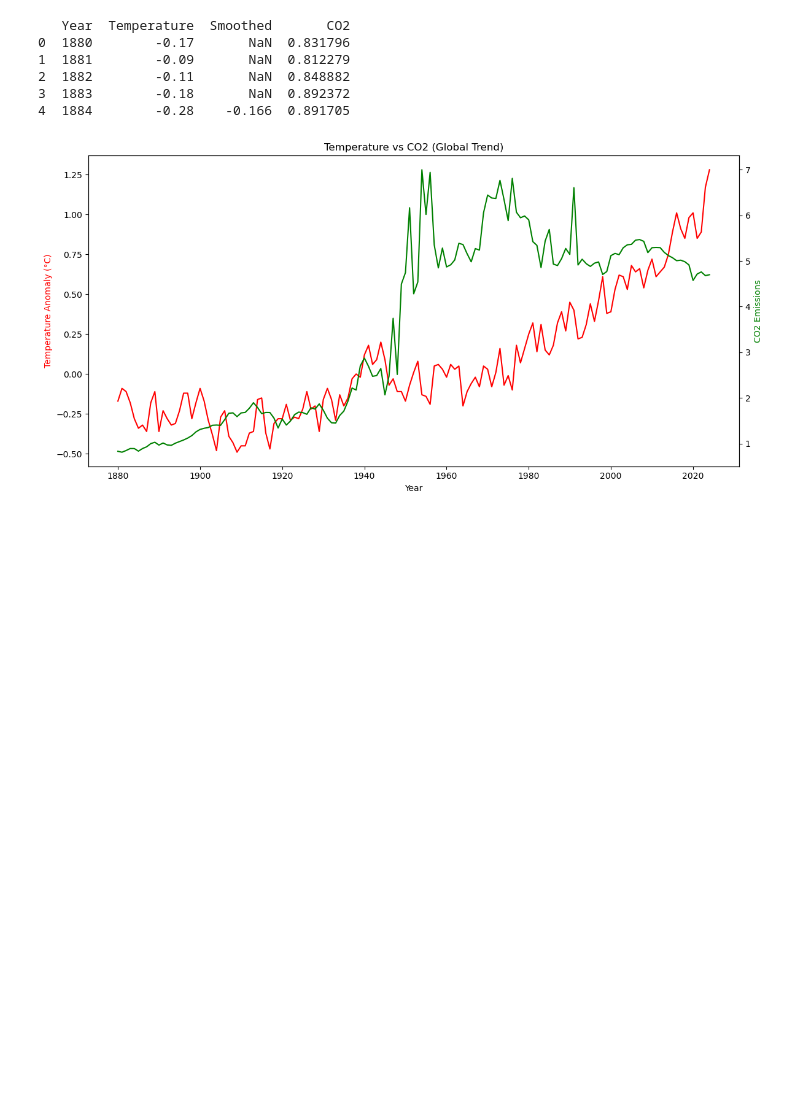
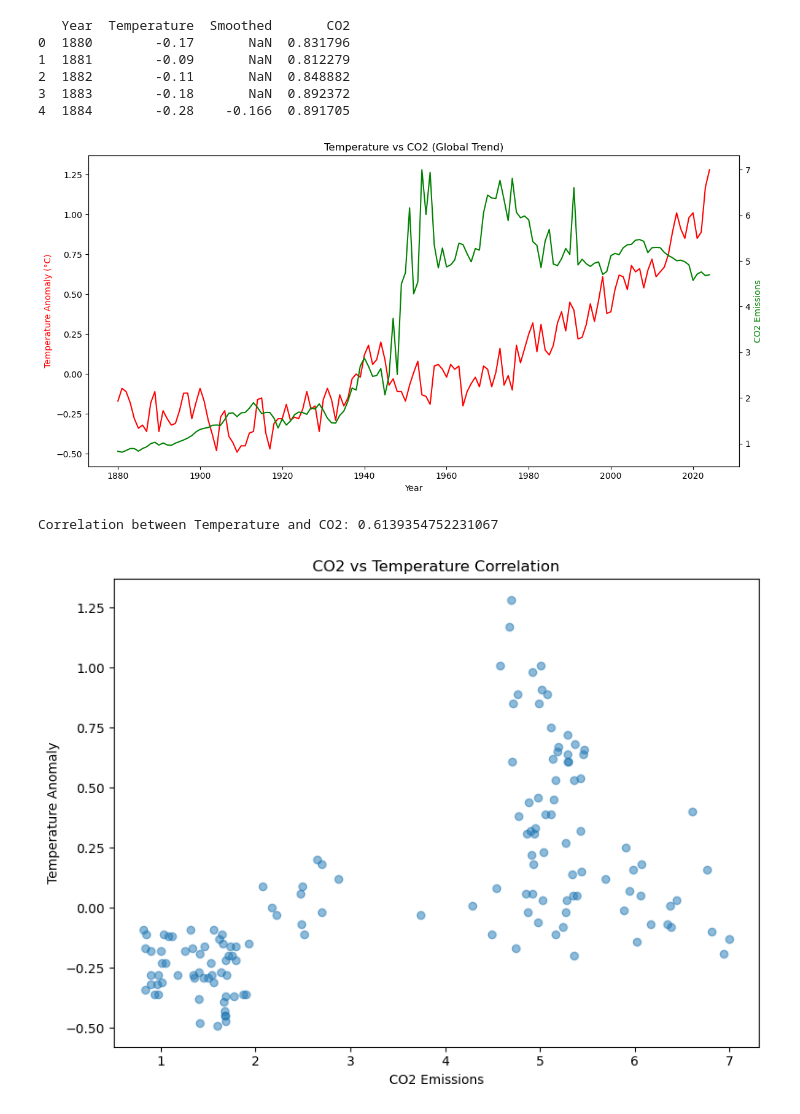
Before and after one commit to Bushra-Baloch/climate-change-analysis, a Jupyter notebook: notebook/analysis.ipynb, the cells around one changed output. Saved outputs shown, nothing was run; the diff lists cells and outputs as text; code cells hidden in the pictures; blank space fills up the shorter version.

Commit message:
Added correlation analysis to quantify relationship between temperature and CO2

```diff
--- a/notebook/analysis.ipynb
+++ b/notebook/analysis.ipynb
@@ -104,36 +104,53 @@ plt.title("Temperature vs CO2 (Global Trend)")
 plt.tight_layout()
 
 plt.show()
+
+correlation = merged['Temperature'].corr(merged['CO2'])
+
+print("Correlation between Temperature and CO2:", correlation)
+
+plt.figure(figsize=(8,6))
+
+plt.scatter(merged['CO2'], merged['Temperature'], alpha=0.5)
+
+plt.title("CO2 vs Temperature Correlation")
+plt.xlabel("CO2 Emissions")
+plt.ylabel("Temperature Anomaly")
+
+plt.tight_layout()
+plt.show()
 # %% [output]
    Year Temperature
 0  1880        -.17
 1  1881        -.09
 2  1882        -.11
 3  1883        -.18
 4  1884        -.28
 [figure]
         Entity Code  Year  CO₂ emissions per capita
 0  Afghanistan  AFG  1949                  0.001992
 1  Afghanistan  AFG  1950                  0.010837
 2  Afghanistan  AFG  1951                  0.011625
 3  Afghanistan  AFG  1952                  0.011468
 4  Afghanistan  AFG  1953                  0.013123
    Year       CO2
 0  1949  0.001992
 1  1950  0.010837
 2  1951  0.011625
 3  1952  0.011468
 4  1953  0.013123
 ... (5 lines left out)
 1  1760  0.108314
 2  1770  0.127649
 3  1780  0.146632
 4  1790  0.147515
 [figure]
    Year  Temperature  Smoothed       CO2
 0  1880        -0.17       NaN  0.831796
 1  1881        -0.09       NaN  0.812279
 2  1882        -0.11       NaN  0.848882
 3  1883        -0.18       NaN  0.892372
 4  1884        -0.28    -0.166  0.891705
 [figure]
+Correlation between Temperature and CO2: 0.6139354752231067
+[figure, added]
```
